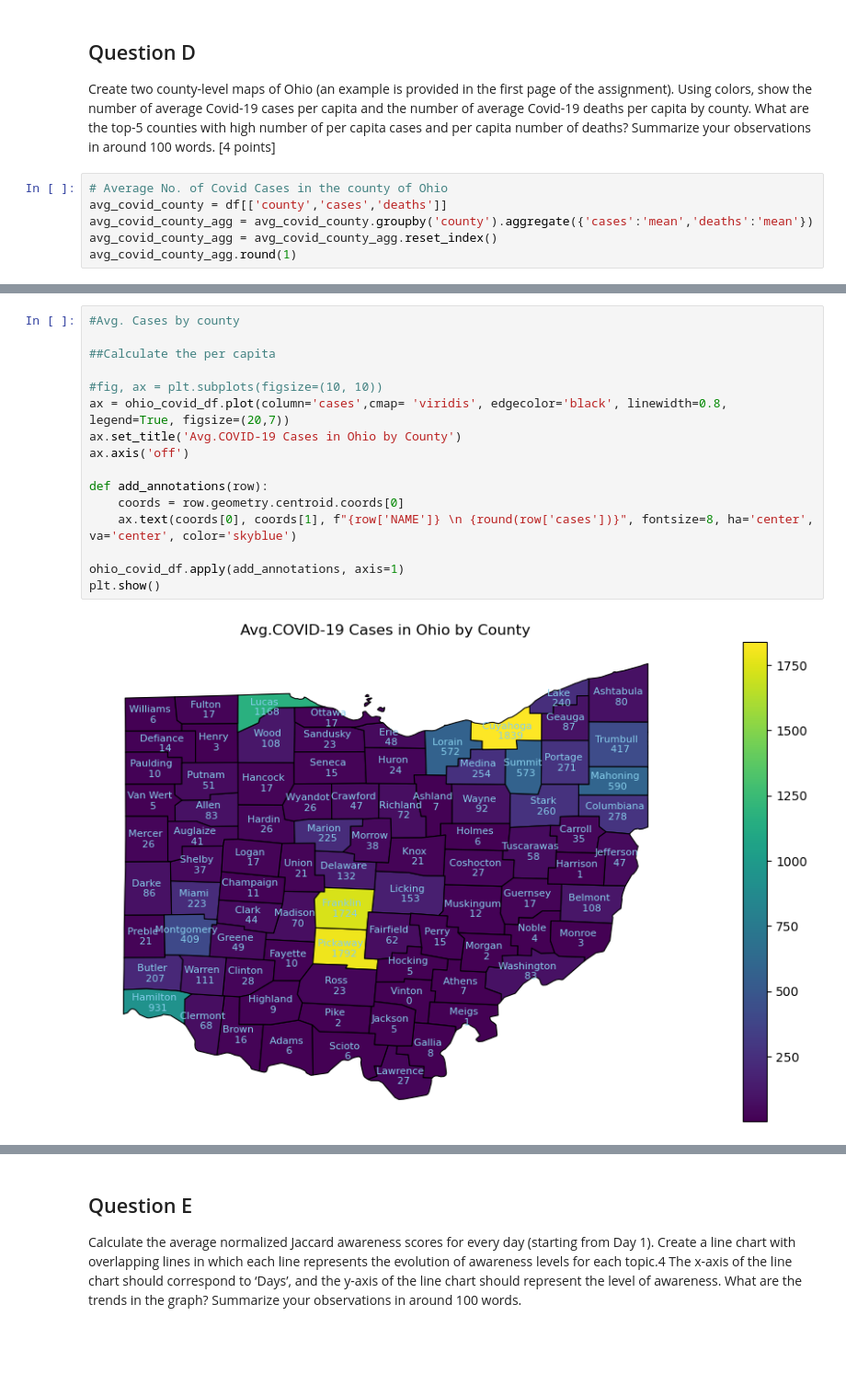
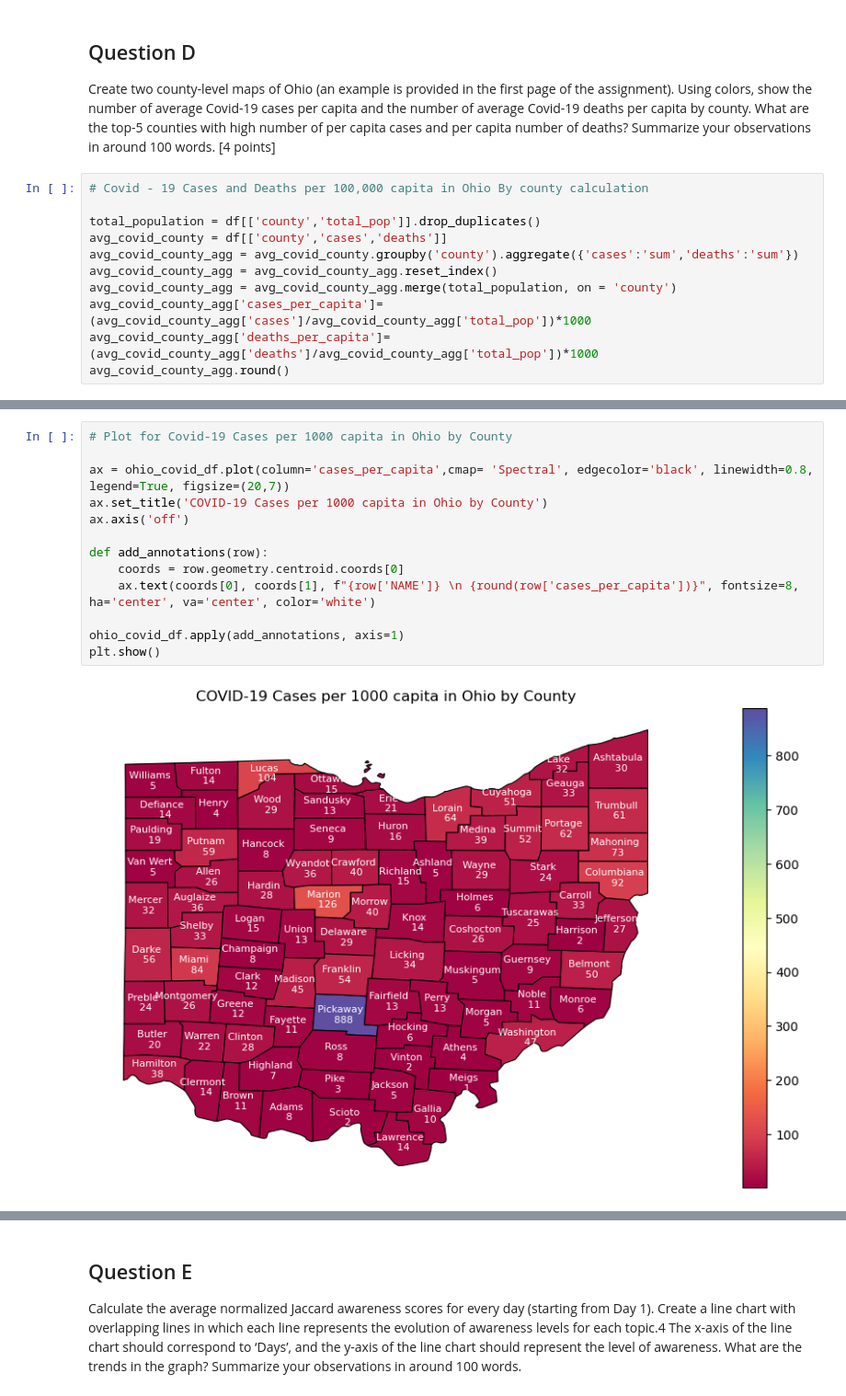
Before and after one commit to babli18/Covid-19-Awareness-Cases-in-Ohio, a Jupyter notebook: descriptive.ipynb, the cells around one changed output, grey strips where cells are left out. Shown at 92% size. Saved outputs shown, nothing was run; the diff lists cells and outputs as text; blank space fills up the shorter version.

```diff
--- a/descriptive.ipynb
+++ b/descriptive.ipynb
@@ -184,9 +196,14 @@ number of average Covid-19 deaths per capita by county. What are the top-5 count
 number of per capita cases and per capita number of deaths? Summarize your observations in
 around 100 words. [4 points]
 # %%
-# Average No. of Covid Cases in the county of Ohio
+# Covid - 19 Cases and Deaths per 100,000 capita in Ohio By county calculation
+
+total_population = df[['county','total_pop']].drop_duplicates()
 avg_covid_county = df[['county','cases','deaths']]
-avg_covid_county_agg = avg_covid_county.groupby('county').aggregate({'cases':'mean','deaths':'mean'})
+avg_covid_county_agg = avg_covid_county.groupby('county').aggregate({'cases':'sum','deaths':'sum'})
 avg_covid_county_agg = avg_covid_county_agg.reset_index()
-avg_covid_county_agg.round(1)
+avg_covid_county_agg = avg_covid_county_agg.merge(total_population, on = 'county')
+avg_covid_county_agg['cases_per_capita']= (avg_covid_county_agg['cases']/avg_covid_county_agg['total_pop'])*1000
+avg_covid_county_agg['deaths_per_capita']= (avg_covid_county_agg['deaths']/avg_covid_county_agg['total_pop'])*1000
+avg_covid_county_agg.round()
 # %% [output]
@@ -220,21 +239,18 @@ gdf_ohio = gpd.GeoDataFrame.from_features(geojson_data['features'])
 ohio_data = gdf_ohio[gdf_ohio['STATE'] == '39']
 ohio_covid_df = ohio_data.merge(avg_covid_county_agg, left_on='NAME', right_on='county')
 # %%
-#Avg. Cases by county
+# Plot for Covid-19 Cases per 1000 capita in Ohio by County
 
-##Calculate the per capita
-
-#fig, ax = plt.subplots(figsize=(10, 10))
-ax = ohio_covid_df.plot(column='cases',cmap= 'viridis', edgecolor='black', linewidth=0.8, legend=True, figsize=(20,7))
-ax.set_title('Avg.COVID-19 Cases in Ohio by County')
+ax = ohio_covid_df.plot(column='cases_per_capita',cmap= 'Spectral', edgecolor='black', linewidth=0.8, legend=True, figsize=(20,7))
+ax.set_title('COVID-19 Cases per 1000 capita in Ohio by County')
 ax.axis('off')
 
 def add_annotations(row):
     coords = row.geometry.centroid.coords[0]
-    ax.text(coords[0], coords[1], f"{row['NAME']} \n {round(row['cases'])}", fontsize=8, ha='center', va='center', color='skyblue')
+    ax.text(coords[0], coords[1], f"{row['NAME']} \n {round(row['cases_per_capita'])}", fontsize=8, ha='center', va='center', color='white')
 
 ohio_covid_df.apply(add_annotations, axis=1)
 plt.show()
 # %% [output]
-[figure, old version]
+[figure, new version]
 # %%
```
Also changed, not shown: parts of 18 cells of this notebook, 2 other files.
